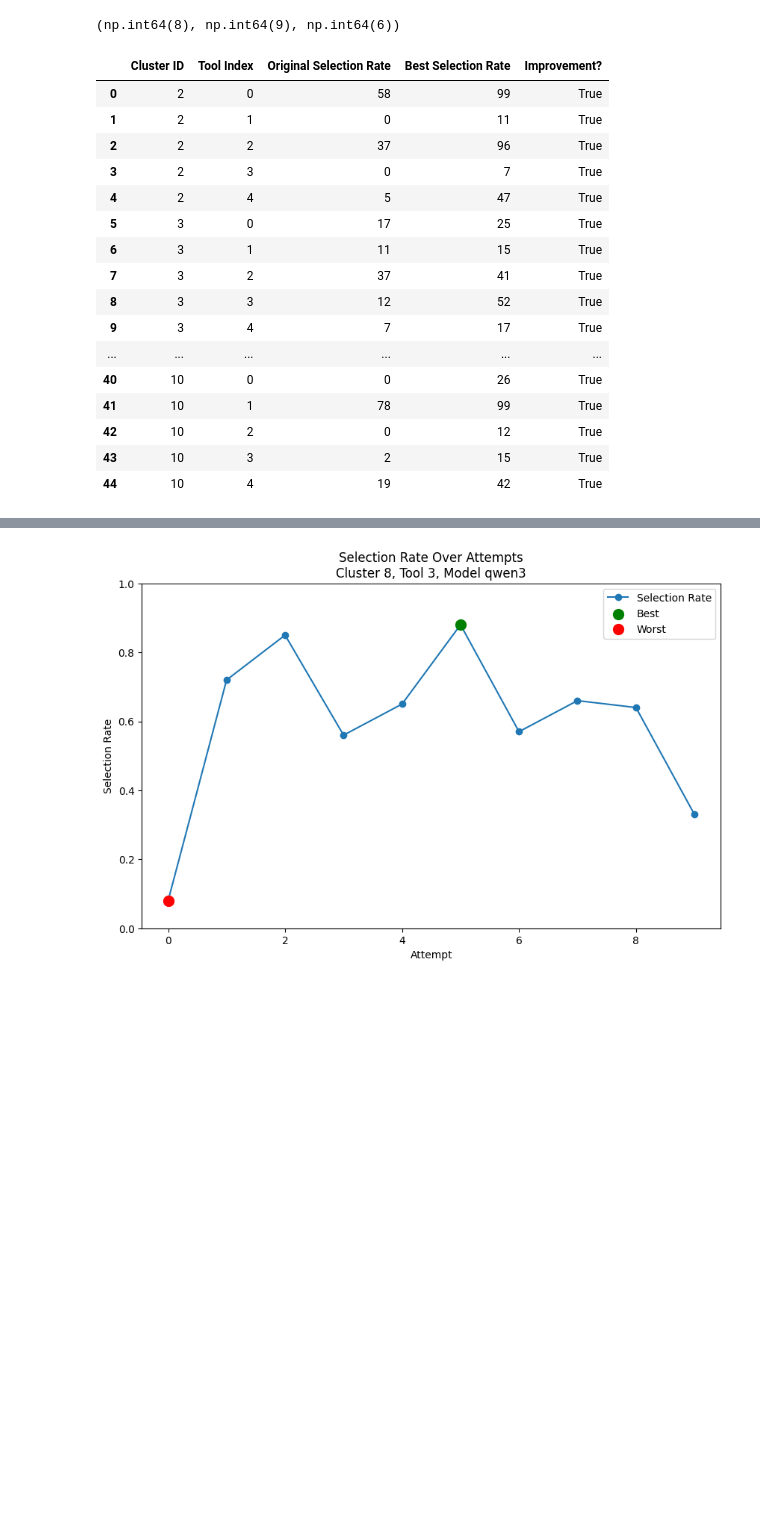
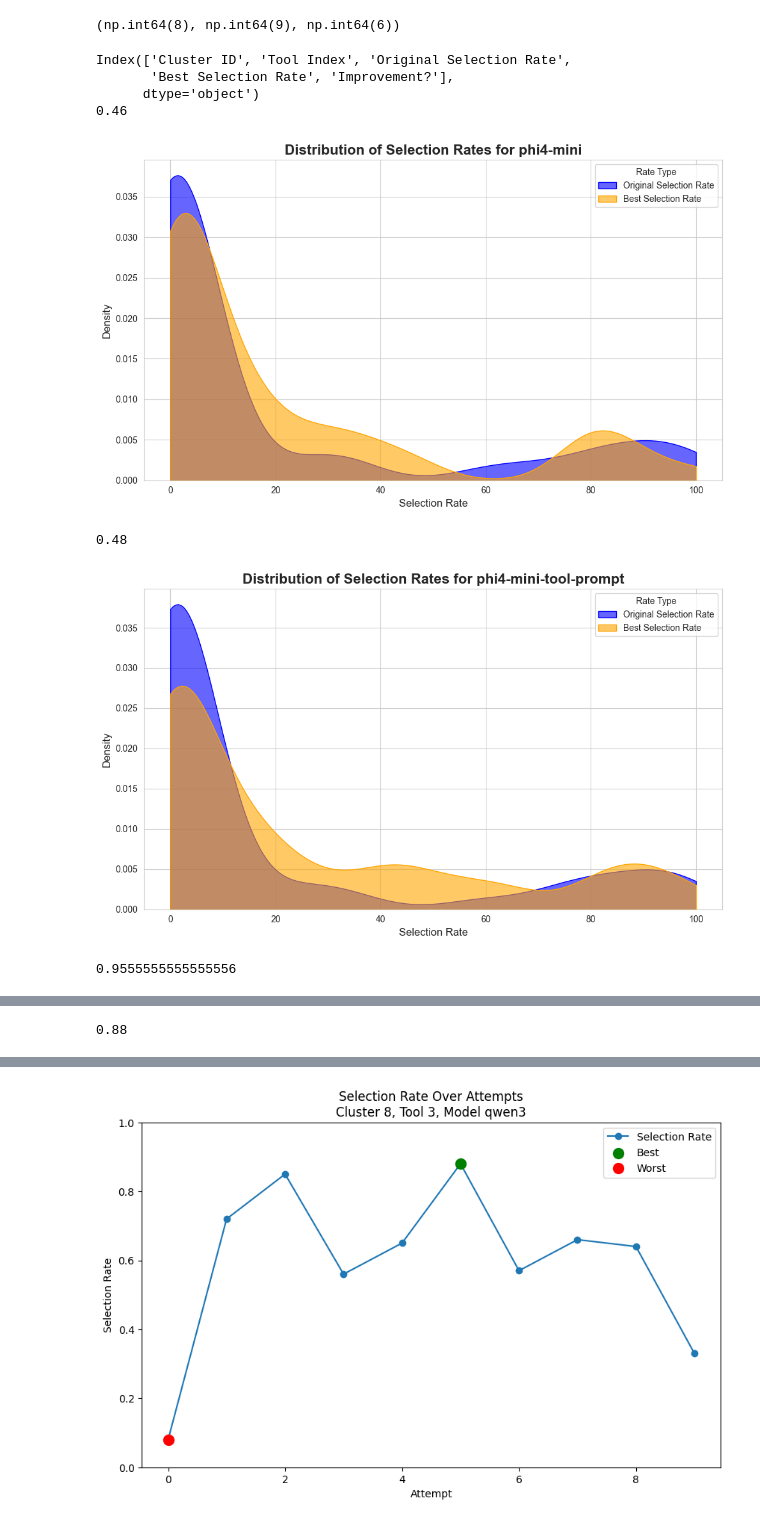
Before and after one commit to j-sneh/thesis-experiments, a Jupyter notebook: results/cluster-analysis.ipynb, the cells around one changed output, grey strips where cells are left out. Saved outputs shown, nothing was run; the diff lists cells and outputs as text; code cells hidden in the pictures; blank space fills up the shorter version.

Commit message:
success rate dsitribution plots

```diff
--- a/results/cluster-analysis.ipynb
+++ b/results/cluster-analysis.ipynb
@@ -318,29 +408,23 @@ def style_latex(df, server, model):
 # %%
 # Example usage:
 df_tools = collect_tool_selection_rates('ollama', 'qwen3', num_clusters=10)
-display(df_tools)
+# display(df_tools)
+print(df_tools.columns)
 
 
 
 server = 'ollama'
 for model in ['phi4-mini', 'phi4-mini-tool-prompt', 'qwen3', 'llama']:
     df_tools = collect_tool_selection_rates(server, model, num_clusters=10)
+    print(df_tools['Improvement?'].mean())
+    plot_selection_rate_distributions_smooth(df_tools, model)
     style_latex(df_tools, server, model)
 # %% [output]
-|  | Cluster ID | Tool Index | Original Selection Rate | Best Selection Rate | Improvement? |
-| 0 | 2 | 0 | 58 | 99 | True |
-| 1 | 2 | 1 | 0 | 11 | True |
-| 2 | 2 | 2 | 37 | 96 | True |
-| 3 | 2 | 3 | 0 | 7 | True |
-| 4 | 2 | 4 | 5 | 47 | True |
-| 5 | 3 | 0 | 17 | 25 | True |
-| 6 | 3 | 1 | 11 | 15 | True |
-| 7 | 3 | 2 | 37 | 41 | True |
-| 8 | 3 | 3 | 12 | 52 | True |
-| 9 | 3 | 4 | 7 | 17 | True |
-| ... | ... | ... | ... | ... | ... |
-| 40 | 10 | 0 | 0 | 26 | True |
-| 41 | 10 | 1 | 78 | 99 | True |
-| 42 | 10 | 2 | 0 | 12 | True |
-| 43 | 10 | 3 | 2 | 15 | True |
-| 44 | 10 | 4 | 19 | 42 | True |
+Index(['Cluster ID', 'Tool Index', 'Original Selection Rate',
+       'Best Selection Rate', 'Improvement?'],
+      dtype='object')
+0.46
+[figure, added]
+0.48
+[figure, added]
+0.9555555555555556
@@ -346,0 +432 @@ for model in ['phi4-mini', 'phi4-mini-tool-prompt', 'qwen3', 'llama']:
+0.88
```
Also changed, not shown: parts of 4 cells of this notebook.
